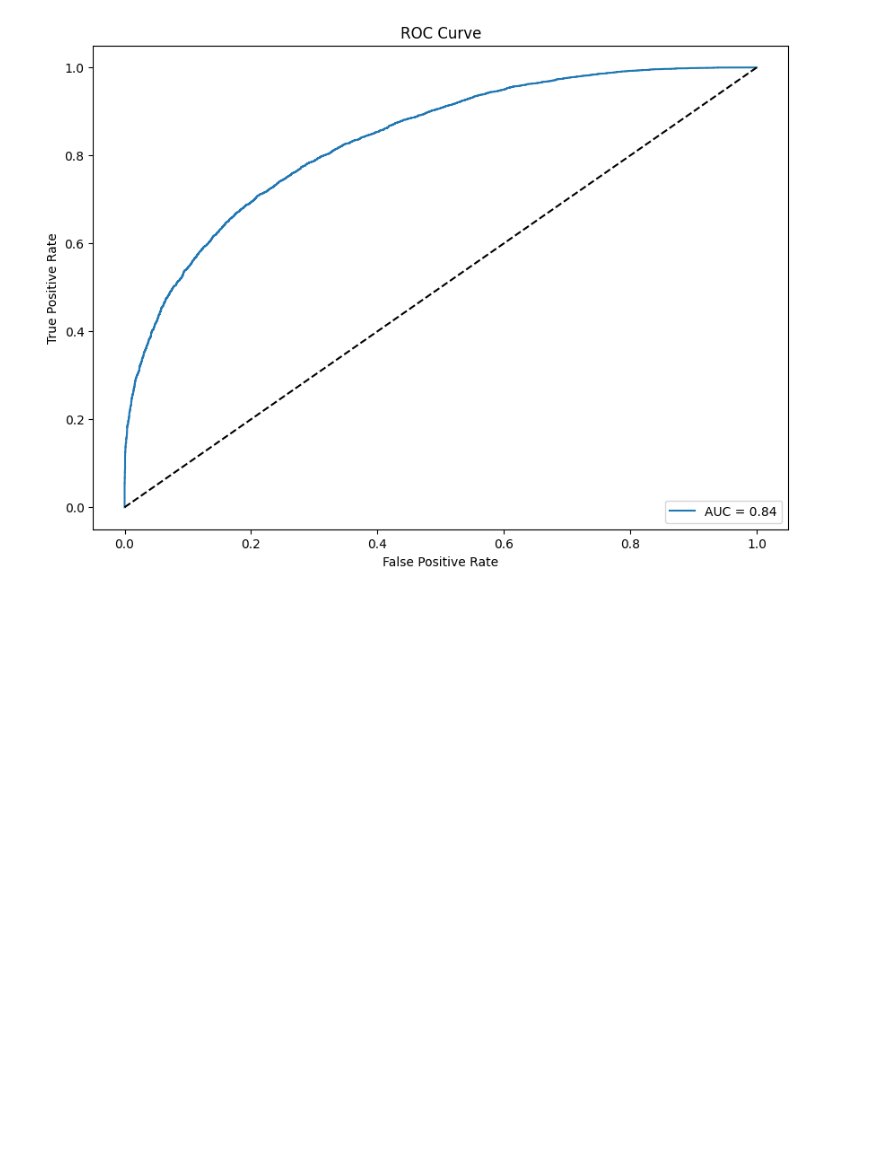
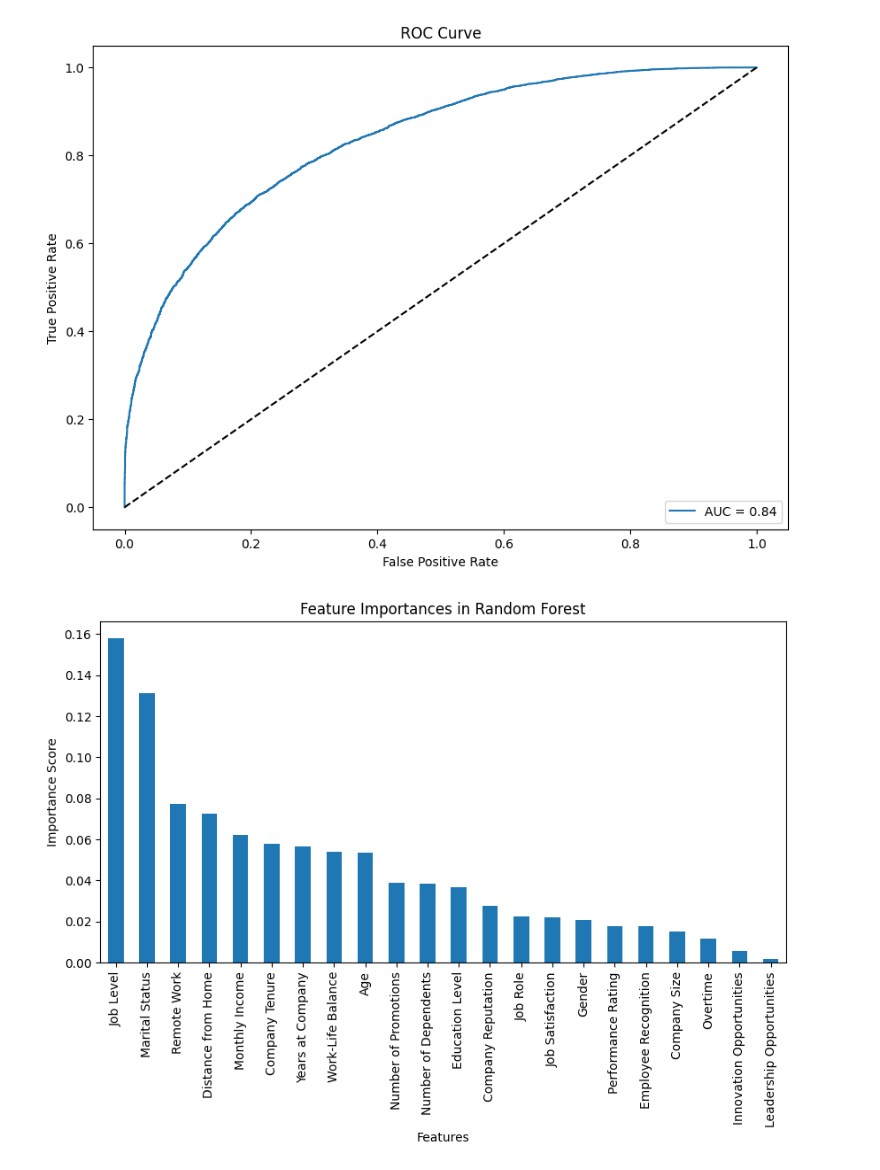
Before and after one commit to Emperor2004/SML, a Jupyter notebook: CLASS 14/Employee_Attrition.ipynb, the cells around one changed output. Drawn from its saved outputs; the diff is of its cells as text; code cells hidden in the pictures; blank space fills up the shorter version.

```diff
--- a/CLASS 14/Employee_Attrition.ipynb
+++ b/CLASS 14/Employee_Attrition.ipynb
@@ -149,3 +149,12 @@ plt.legend(loc='lower right')
 plt.show()
 # %% [output]
 [figure]
+# %%
+# Feature Importance Visualization
+feature_importances = pd.Series(best_rf.feature_importances_, index=df.drop(columns=['Attrition']).columns)
+feature_importances.sort_values(ascending=False).plot(kind='bar', figsize=(10, 5), title='Feature Importance in Random Forest')
+plt.xlabel('Features')
+plt.ylabel('Importance Score')
+plt.show()
+# %% [output]
+[figure, added]
```
Also changed, not shown: 1 other file.
